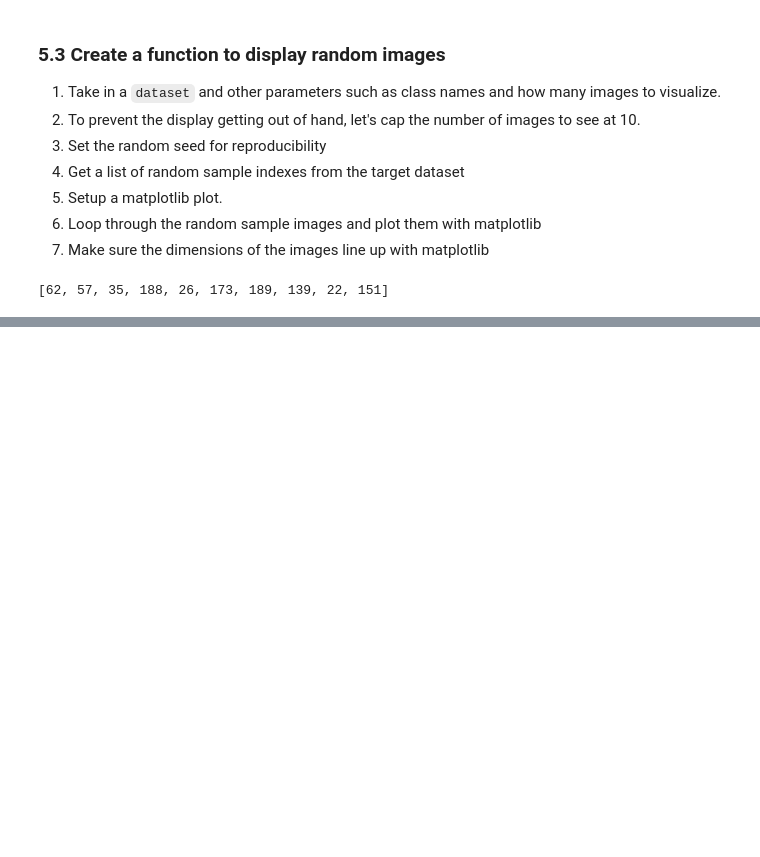
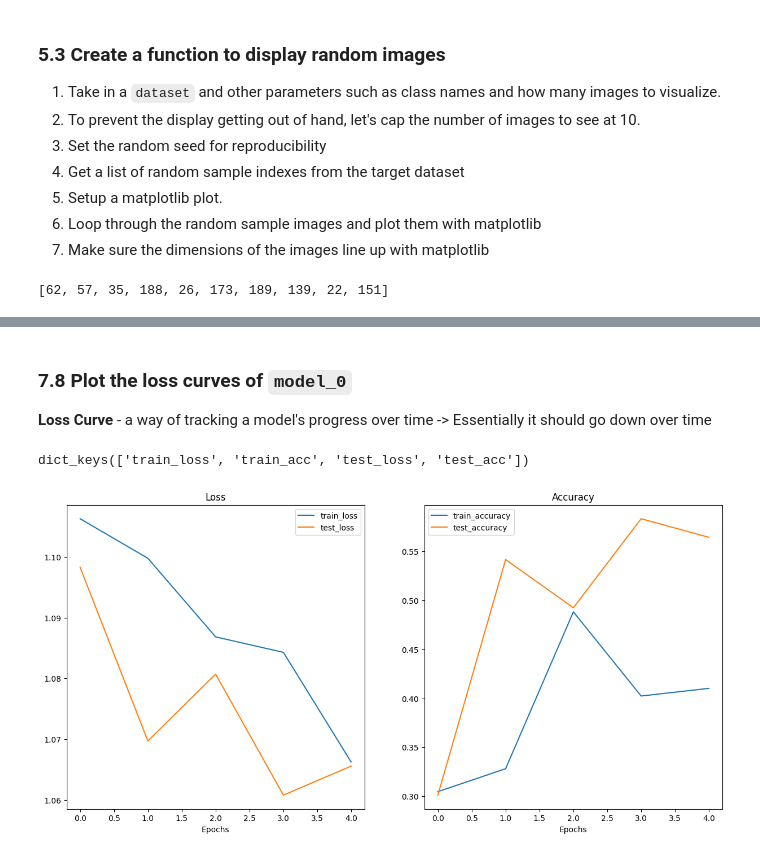
Before and after one commit to jsilryan/Chatbot-Practice, a Jupyter notebook: Custom_Datasets.ipynb, the cells around one changed output, grey strips where cells are left out. Drawn from its saved outputs; the diff is of its cells as text; code cells hidden in the pictures; blank space fills up the shorter version.

```diff
--- a/Custom_Datasets.ipynb
+++ b/Custom_Datasets.ipynb
@@ -682,0 +786,6 @@ display_random_images(
+# %%
+# Create simple transforms
+simple_transform = transforms.Compose([
+    transforms.Resize(size=(64,64)),
+    transforms.ToTensor()
+])
@@ -682,0 +1222,47 @@ display_random_images(
+# %% [markdown]
+### 7.8 Plot the loss curves of `model_0`
+
+**Loss Curve** - a way of tracking a model's progress over time -> Essentially it should go down over time
+# %%
+# Get the model_0_results keys
+model_0_results.keys()
+# %% [output]
+dict_keys(['train_loss', 'train_acc', 'test_loss', 'test_acc'])
+# %%
+def plot_loss_curves(
+    results: Dict[str, List[float]] # Takes in a dictionary that has a string as a key that has a list of floats
+):
+  """Plots training curve of the results dictionary"""
+  # Get the loss values of the results dictionary(training and test)
+  loss = results["train_loss"]
+  test_loss = results["test_loss"]
+
+  # Accuracy values
+  accuracy = results["train_acc"]
+  test_accuracy = results["test_acc"]
+
+  # Figure out how many epochs there were
+  epochs = range(len(results["train_loss"]))
+
+  # Setup a plot
+  plt.figure(figsize=(15,7))
+
+  # Plot the loss
+  plt.subplot(1 ,2, 1)
+  plt.plot(epochs, loss, label = "train_loss")
+  plt.plot(epochs, test_loss, label="test_loss")
+  plt.title("Loss")
+  plt.xlabel("Epochs")
+  plt.legend()
+
+  # Plot the accuracy
+  plt.subplot(1,2,2)
+  plt.plot(epochs, accuracy, label="train_accuracy")
+  plt.plot(epochs, test_accuracy, label="test_accuracy")
+  plt.title("Accuracy")
+  plt.xlabel("Epochs")
+  plt.legend();
+# %%
+plot_loss_curves(model_0_results)
+# %% [output]
+[figure, added]
```
Also changed, not shown: parts of 56 cells of this notebook.
